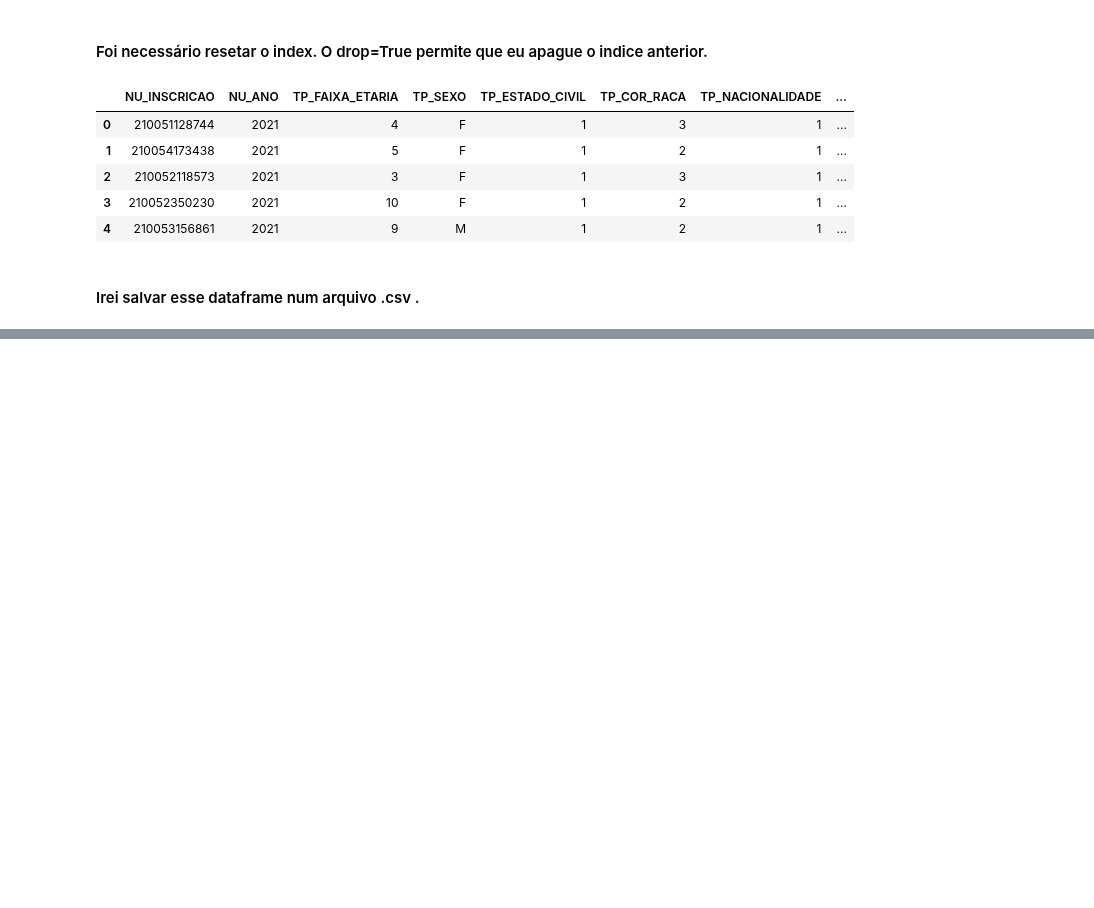
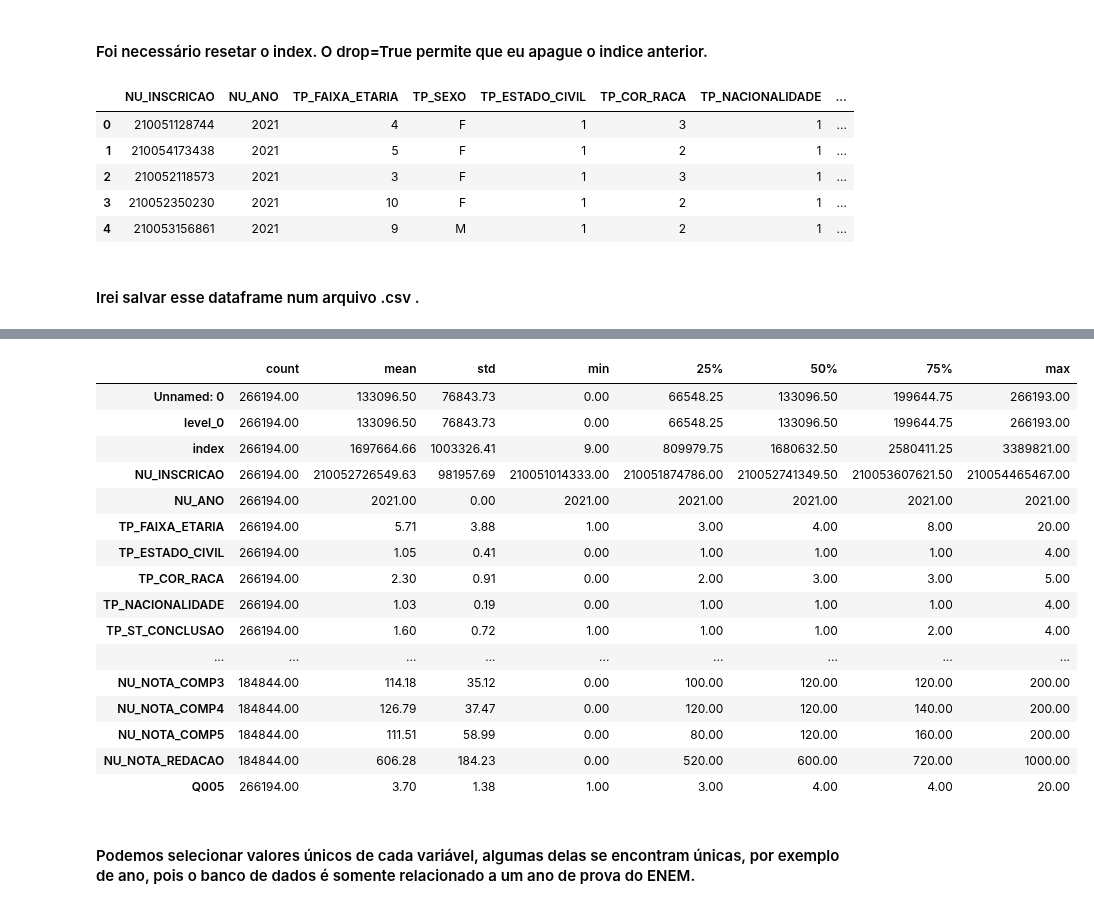
Before and after one commit to Bruno-Santana-Eco/Analise-de-Dados-ENEM, a Jupyter notebook: Análise de Dados.ipynb, the cells around one changed output, grey strips where cells are left out. Drawn from its saved outputs; the diff is of its cells as text; code cells hidden in the pictures; blank space fills up the shorter version.

```diff
--- a/Análise de Dados.ipynb
+++ b/Análise de Dados.ipynb
@@ -111,3 +113,5 @@ dfba.to_csv("dados_enem_2021_BA.csv")
+# %%
+dfba = pd.read_csv('dados_enem_2021_BA.csv')
 # %% [markdown]
 #### Após feita essas pequenas alterações e ver do que se trata os dados, podemos tentar levantar algumas hípoteses aos dados (Análise Exploratória).
 
@@ -118,0 +171,23 @@ dfba.to_csv("dados_enem_2021_BA.csv")
+# %%
+pd.options.display.float_format = '{:.2f}'.format
+dfba.describe().transpose()
+# %% [output]
+|  | count | mean | std | min | 25% | 50% | 75% | max |
+| Unnamed: 0 | 266194.00 | 133096.50 | 76843.73 | 0.00 | 66548.25 | 133096.50 | 199644.75 | 266193.00 |
+| level_0 | 266194.00 | 133096.50 | 76843.73 | 0.00 | 66548.25 | 133096.50 | 199644.75 | 266193.00 |
+| index | 266194.00 | 1697664.66 | 1003326.41 | 9.00 | 809979.75 | 1680632.50 | 2580411.25 | 3389821.00 |
+| NU_INSCRICAO | 266194.00 | 210052726549.63 | 981957.69 | 210051014333.00 | 210051874786.00 | 210052741349.50 | 210053607621.50 | 210054465467.00 |
+| NU_ANO | 266194.00 | 2021.00 | 0.00 | 2021.00 | 2021.00 | 2021.00 | 2021.00 | 2021.00 |
+| TP_FAIXA_ETARIA | 266194.00 | 5.71 | 3.88 | 1.00 | 3.00 | 4.00 | 8.00 | 20.00 |
+| TP_ESTADO_CIVIL | 266194.00 | 1.05 | 0.41 | 0.00 | 1.00 | 1.00 | 1.00 | 4.00 |
+| TP_COR_RACA | 266194.00 | 2.30 | 0.91 | 0.00 | 2.00 | 3.00 | 3.00 | 5.00 |
+| TP_NACIONALIDADE | 266194.00 | 1.03 | 0.19 | 0.00 | 1.00 | 1.00 | 1.00 | 4.00 |
+| TP_ST_CONCLUSAO | 266194.00 | 1.60 | 0.72 | 1.00 | 1.00 | 1.00 | 2.00 | 4.00 |
+| ... | ... | ... | ... | ... | ... | ... | ... | ... |
+| NU_NOTA_COMP3 | 184844.00 | 114.18 | 35.12 | 0.00 | 100.00 | 120.00 | 120.00 | 200.00 |
+| NU_NOTA_COMP4 | 184844.00 | 126.79 | 37.47 | 0.00 | 120.00 | 120.00 | 140.00 | 200.00 |
+| NU_NOTA_COMP5 | 184844.00 | 111.51 | 58.99 | 0.00 | 80.00 | 120.00 | 160.00 | 200.00 |
+| NU_NOTA_REDACAO | 184844.00 | 606.28 | 184.23 | 0.00 | 520.00 | 600.00 | 720.00 | 1000.00 |
+| Q005 | 266194.00 | 3.70 | 1.38 | 1.00 | 3.00 | 4.00 | 4.00 | 20.00 |
+# %% [markdown]
+#### Podemos selecionar valores únicos de cada variável, algumas delas se encontram únicas, por exemplo de ano, pois o banco de dados é somente relacionado a um ano de prova do ENEM.
```
Also changed, not shown: parts of 6 cells of this notebook, 1 other file.
